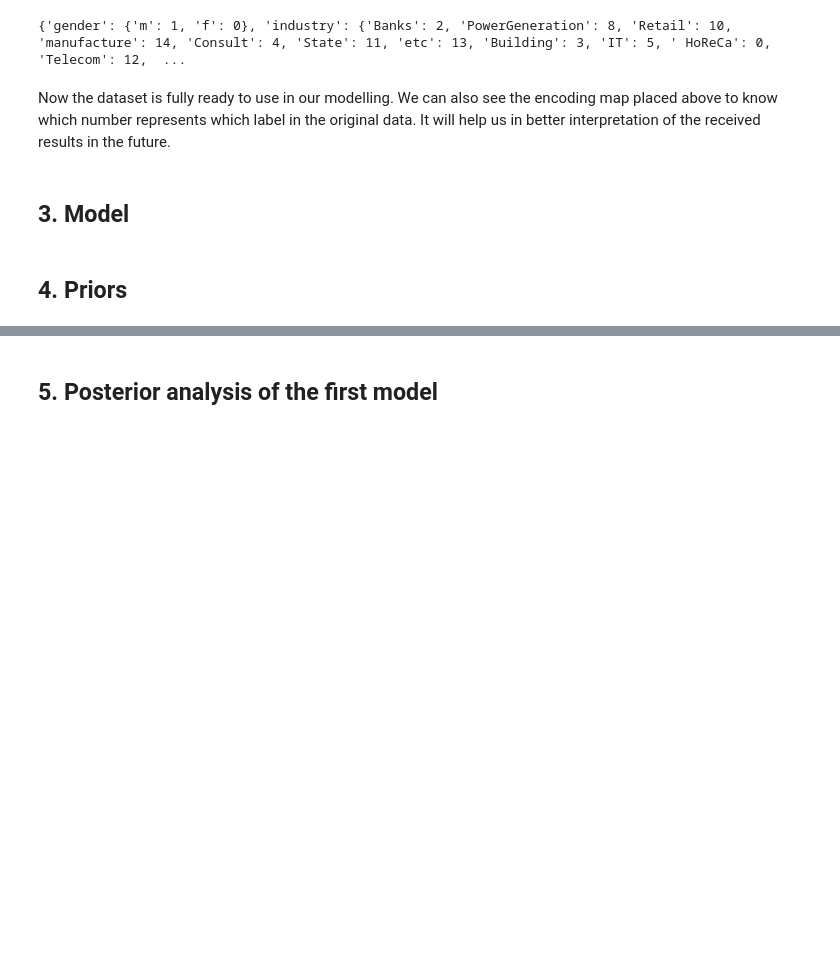
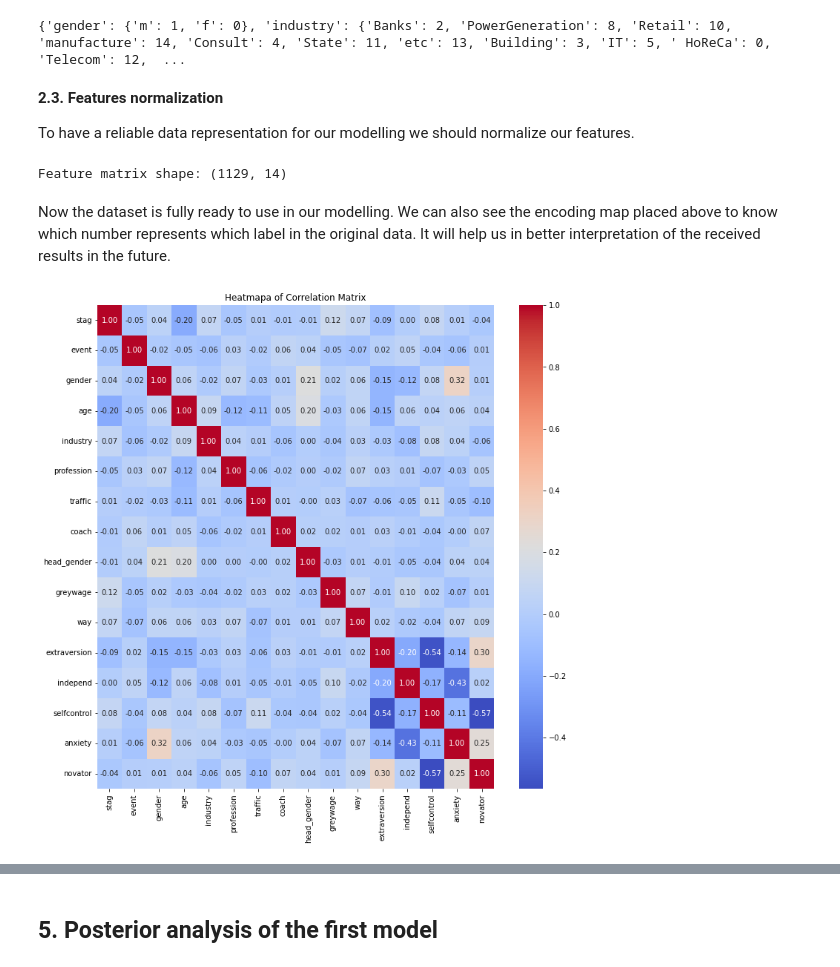
Before and after one commit to rafalmaciasz/employee-turnover, a Jupyter notebook: project.ipynb, the cells around one changed output, grey strips where cells are left out. Saved outputs shown, nothing was run; the diff lists cells and outputs as text; code cells hidden in the pictures; blank space fills up the shorter version.

Commit message:
Heatmap and comparison

```diff
--- a/project.ipynb
+++ b/project.ipynb
@@ -131,9 +200,26 @@ for col in df.columns:
 print(encoding_map)
 # %% [output]
 {'gender': {'m': 1, 'f': 0}, 'industry': {'Banks': 2, 'PowerGeneration': 8, 'Retail': 10, 'manufacture': 14, 'Consult': 4, 'State': 11, 'etc': 13, 'Building': 3, 'IT': 5, ' HoReCa': 0, 'Telecom': 12,  ...
+# %% [markdown]
+**2.3. Features normalization**
+
+To have a reliable data representation for our modelling we should normalize our features.
+# %%
+features_columns = df.columns.to_list()
+features_columns.remove("stag")
+features_columns.remove("event")
+features_matrix = df[features_columns].values
+
+normalized_features_matrix = np.array([v / np.linalg.norm(v) for v in features_matrix[:]])
+print(f"Feature matrix shape: {normalized_features_matrix.shape}")
+# %% [output]
+Feature matrix shape: (1129, 14)
 # %% [markdown]
 Now the dataset is fully ready to use in our modelling. We can also see the encoding map placed above to know which number represents which label in the original data. It will help us in better interpretation of the received results in the future.
-# %% [markdown]
-## 3. Model
-# %% [markdown]
-## 4. Priors
+# %%
+plt.figure(figsize=(12, 12))
+sns.heatmap(df.corr(), annot=True, cmap='coolwarm', fmt=".2f")
+plt.title('Heatmapa of Correlation Matrix')
+plt.show()
+# %% [output]
+[figure, added]
```
Also changed, not shown: parts of 39 cells of this notebook, 11 other files.
